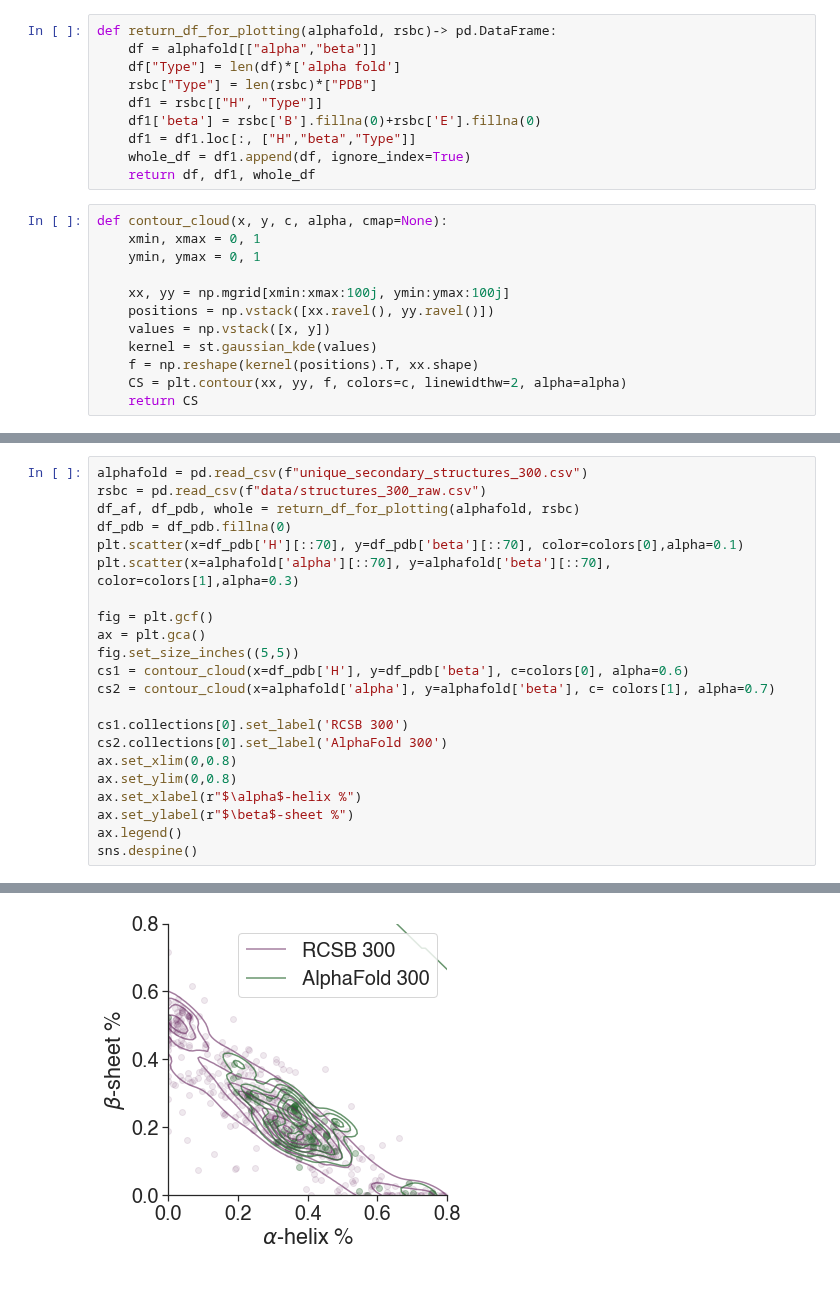
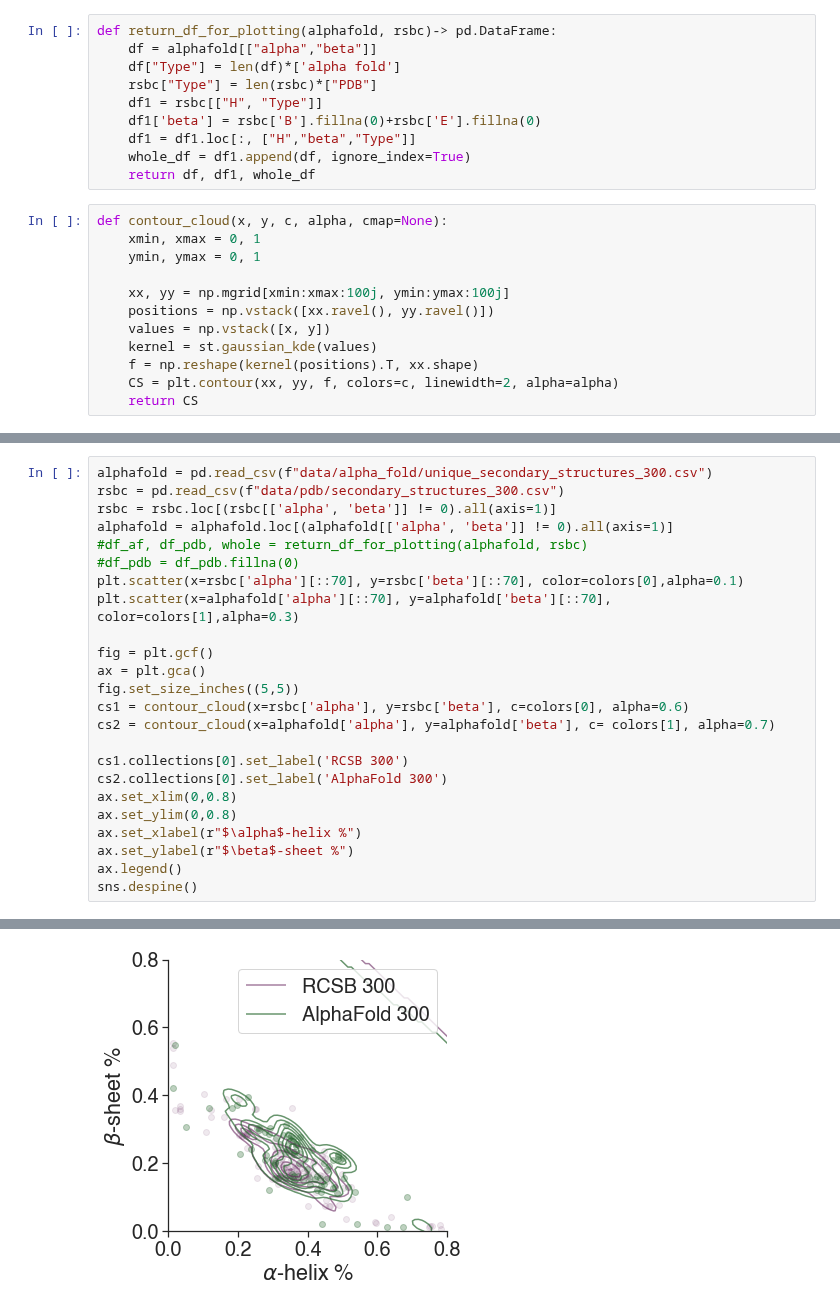
Before and after one commit to meyresearch/amino_acid_distance_distributions, a Jupyter notebook: playground/Dist_plots_scatter.ipynb, the cells around one changed output, grey strips where cells are left out. Saved outputs shown, nothing was run; the diff lists cells and outputs as text.

Commit message:
distplots updated data notebook

```diff
--- a/playground/Dist_plots_scatter.ipynb
+++ b/playground/Dist_plots_scatter.ipynb
@@ -44,5 +44,5 @@ def contour_cloud(x, y, c, alpha, cmap=None):
     values = np.vstack([x, y])
     kernel = st.gaussian_kde(values)
     f = np.reshape(kernel(positions).T, xx.shape)
-    CS = plt.contour(xx, yy, f, colors=c, linewidthw=2, alpha=alpha)
+    CS = plt.contour(xx, yy, f, colors=c, linewidth=2, alpha=alpha)
     return CS
@@ -138,15 +101,17 @@ See the caveats in the documentation: https://pandas.pydata.org/pandas-docs/stab
 # %%
-alphafold = pd.read_csv(f"unique_secondary_structures_300.csv")
-rsbc = pd.read_csv(f"data/structures_300_raw.csv")
-df_af, df_pdb, whole = return_df_for_plotting(alphafold, rsbc)
-df_pdb = df_pdb.fillna(0)
-plt.scatter(x=df_pdb['H'][::70], y=df_pdb['beta'][::70], color=colors[0],alpha=0.1)
+alphafold = pd.read_csv(f"data/alpha_fold/unique_secondary_structures_300.csv")
+rsbc = pd.read_csv(f"data/pdb/secondary_structures_300.csv")
+rsbc = rsbc.loc[(rsbc[['alpha', 'beta']] != 0).all(axis=1)]
+alphafold = alphafold.loc[(alphafold[['alpha', 'beta']] != 0).all(axis=1)]
+#df_af, df_pdb, whole = return_df_for_plotting(alphafold, rsbc)
+#df_pdb = df_pdb.fillna(0)
+plt.scatter(x=rsbc['alpha'][::70], y=rsbc['beta'][::70], color=colors[0],alpha=0.1)
 plt.scatter(x=alphafold['alpha'][::70], y=alphafold['beta'][::70], color=colors[1],alpha=0.3)
 
 fig = plt.gcf()
 ax = plt.gca()
 fig.set_size_inches((5,5))
-cs1 = contour_cloud(x=df_pdb['H'], y=df_pdb['beta'], c=colors[0], alpha=0.6)
+cs1 = contour_cloud(x=rsbc['alpha'], y=rsbc['beta'], c=colors[0], alpha=0.6)
 cs2 = contour_cloud(x=alphafold['alpha'], y=alphafold['beta'], c= colors[1], alpha=0.7)
 
 cs1.collections[0].set_label('RCSB 300')
@@ -171 +126 @@ See the caveats in the documentation: https://pandas.pydata.org/pandas-docs/stab
-[figure, old version]
+[figure, new version]
```
Also changed, not shown: parts of 7 cells of this notebook.
